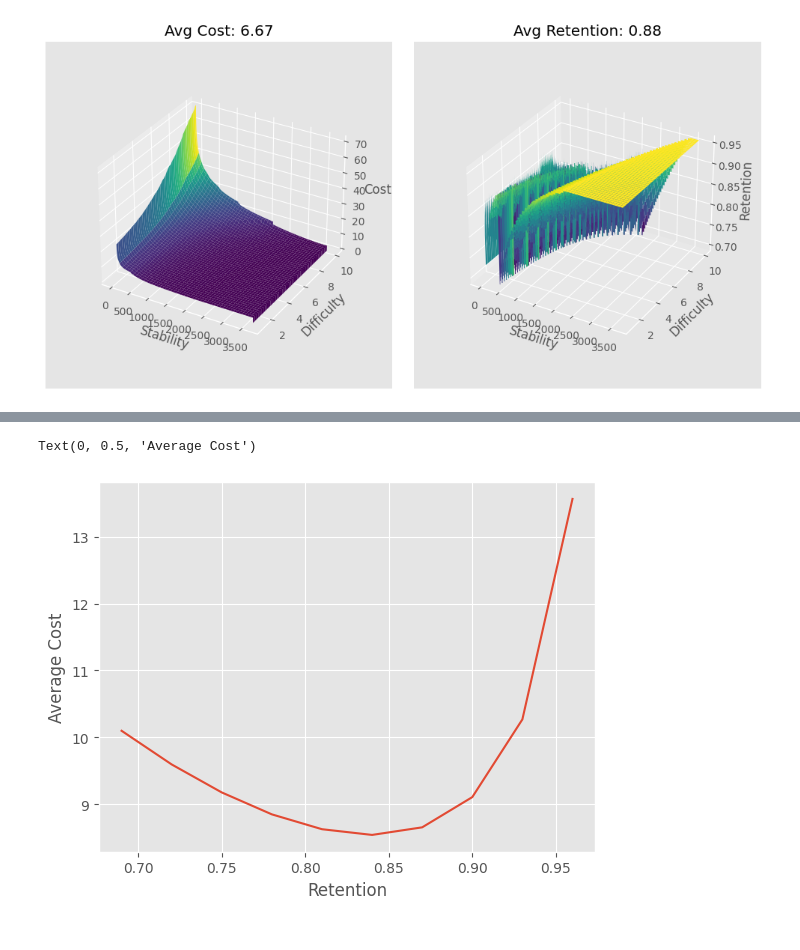
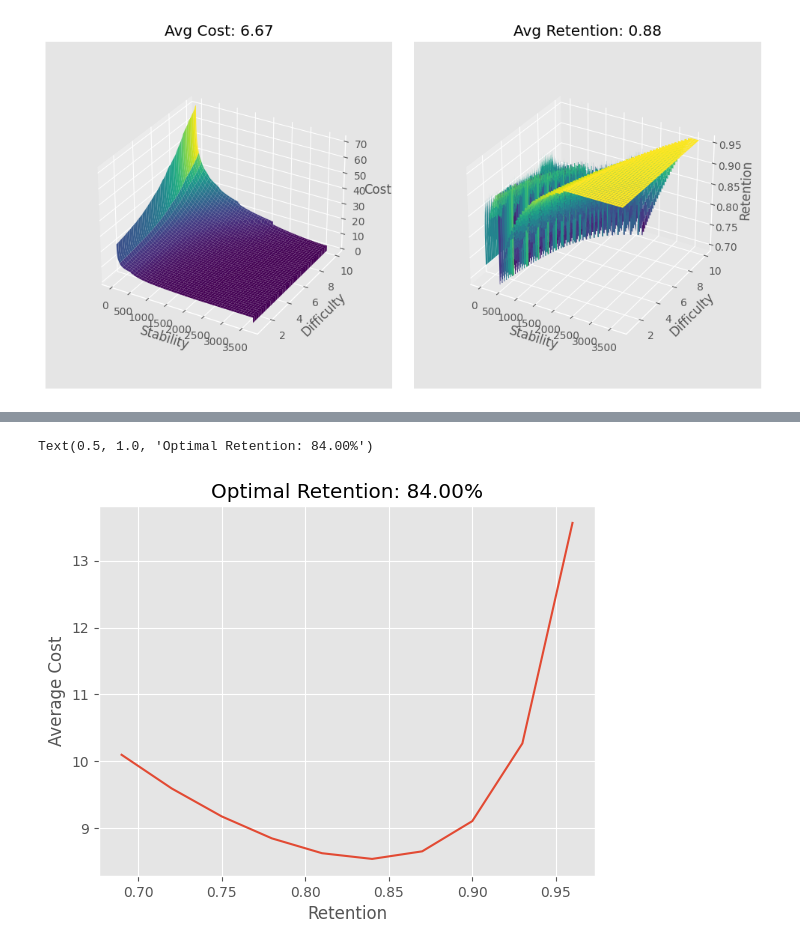
Before and after one commit to open-spaced-repetition/SSP-MMC-FSRS, a Jupyter notebook: notebook.ipynb, the cells around one changed output, grey strips where cells are left out. Cells and saved outputs as stored; diff of their text form; code cells hidden in the pictures.

Commit message:
display optimal retention in chart

```diff
--- a/notebook.ipynb
+++ b/notebook.ipynb
@@ -198,7 +198,9 @@ failure_cost = 9
 
 costs = []
 
-for r in np.linspace(r_min, r_max, 10):
+r_range = np.linspace(r_min, r_max, 10)
+
+for r in r_range:
     start = time.time()
     print(f"Retention: {r * 100:.2f}%")
     cost_matrix = np.zeros((d_size, s_size))
@@ -275,9 +277,11 @@ Time: 1.92s, Iterations: 35
 [figure]
 ... (8 outputs left out)
-# %%
-plt.plot(np.linspace(0.69, 0.96, 10), costs)
-plt.xlabel("Retention")
-plt.ylabel("Average Cost")
-# %% [output]
-Text(0, 0.5, 'Average Cost')
-[figure, removed]
+# %%
+optimal_retention = r_range[np.argmin(costs)]
+plt.plot(r_range, costs)
+plt.xlabel("Retention")
+plt.ylabel("Average Cost")
+plt.title(f"Optimal Retention: {optimal_retention * 100:.2f}%")
+# %% [output]
+Text(0.5, 1.0, 'Optimal Retention: 84.00%')
+[figure, added]
```
Also changed, not shown: parts of 2 cells of this notebook.
